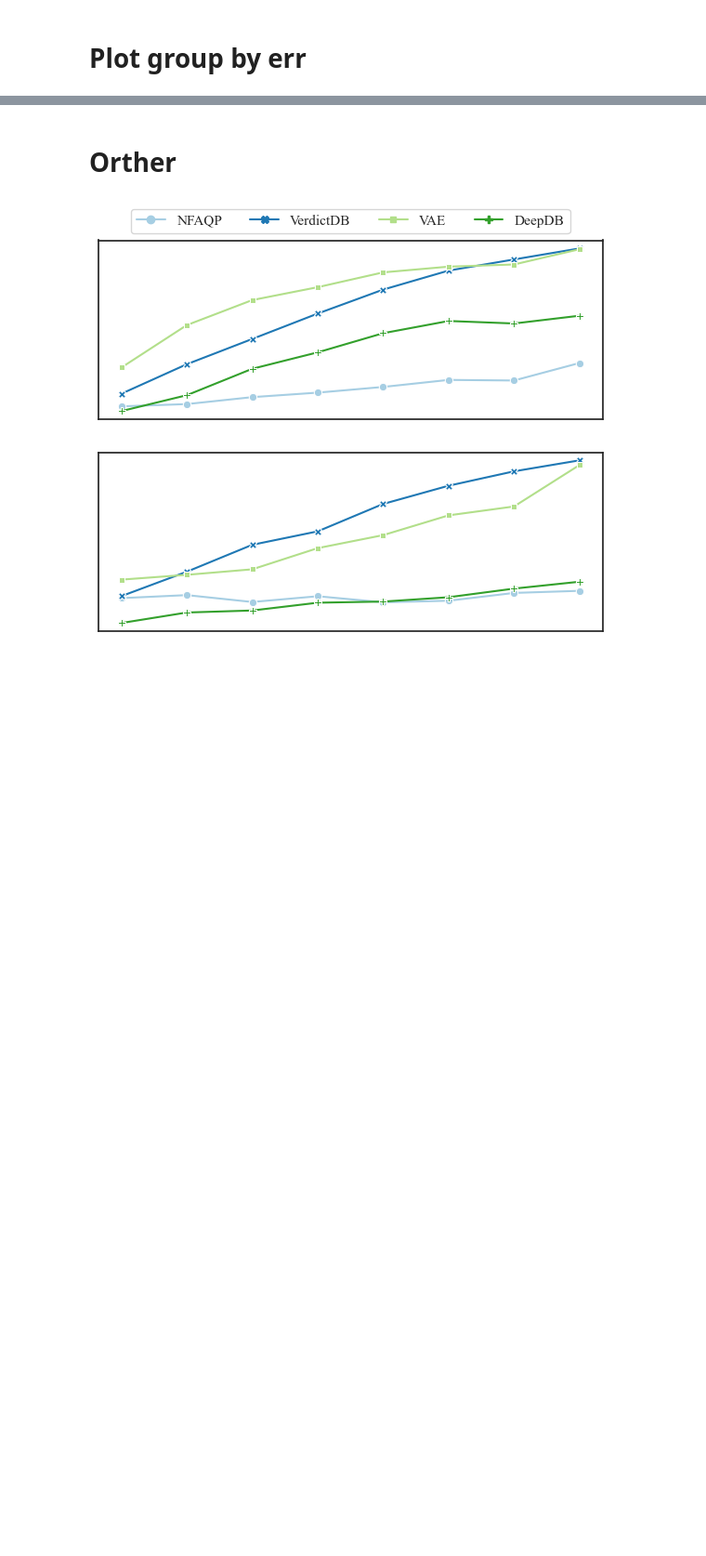
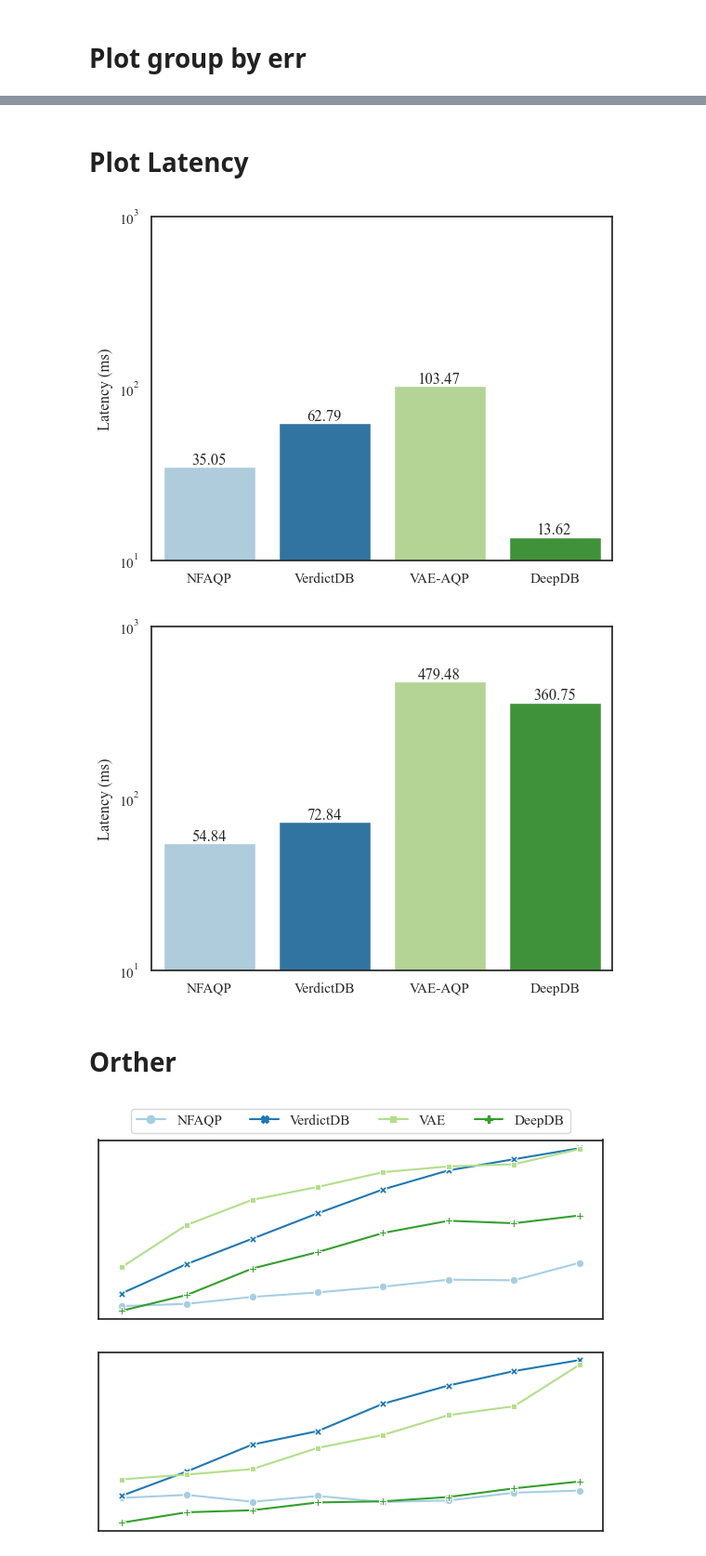
Before and after one commit to cenlibin/NFAQP, a Jupyter notebook: plot/seaborn.ipynb, the cells around one changed output, grey strips where cells are left out. Shown at 93% size. Drawn from its saved outputs; the diff is of its cells as text; code cells hidden in the pictures; blank space fills up the shorter version.

```diff
--- a/plot/seaborn.ipynb
+++ b/plot/seaborn.ipynb
@@ -118,3 +193,56 @@ for i, dataset in enumerate(['lineitem']):
+# %% [markdown]
+# Plot Latency
+# %%
+import seaborn as sns
+import pandas as pd
+import matplotlib.pyplot as plt
+ratio = 3.5
+high = 2.5
+
+
+for i, dataset in enumerate(['lineitemext']):
+
+    df = pd.read_csv(f'/home/clb/AQP/output/flow-tiny-{dataset}-spline/eval.csv')
+    # df = df[df['n_predicates'] <= n_pred_tresh]
+    methods = ['flow', 'verdict', 'vae', 'deepdb']
+    methods_alias = {a: b for a, b in zip(methods, ['NFAQP', 'VerdictDB', 'VAE-AQP', 'DeepDB'])}
+    df = df.mean()
+    x = [methods_alias[m] for m in methods]
+    y = [df[f'{m}_latency'] for m in methods]
+    sns.set(font="Times New Roman", style='white', palette="Paired", font_scale=1)
+    ax = sns.barplot(x=x, y=y, palette='Paired')
+    plt.yscale("log")
+    plt.ylabel('Latency (ms)')
+    plt.yticks([10, 100, 1000])
+    # 在每个条形上方添加数值标示
+    for p in ax.patches:
+        height = p.get_height()
+        ax.annotate(f"{height:.2f}", (p.get_x() + p.get_width() / 2., height),
+                    ha='center', va='center', xytext=(0, 5), textcoords='offset points')
+    plt.show()
+
+    ###############################################
+    df = pd.read_csv(f'/home/clb/AQP/output/flow-tiny-{dataset}-spline/eval-groupby.csv')
+    # df = df[df['n_predicates'] <= n_pred_tresh]
+    methods = ['flow', 'verdict', 'vae', 'deepdb']
+    methods_alias = {a: b for a, b in zip(methods, ['NFAQP', 'VerdictDB', 'VAE-AQP', 'DeepDB'])}
+    df = df.mean()
+    x = [methods_alias[m] for m in methods]
+    y = [df[f'{m}_latency'] for m in methods]
+    sns.set(font="Times New Roman", style='white', palette="Paired", font_scale=1)
+    ax = sns.barplot(x=x, y=y, palette='Paired')
+    plt.yscale("log")
+    plt.ylabel('Latency (ms)')
+    plt.yticks([10, 100, 1000])
+    # 在每个条形上方添加数值标示
+    for p in ax.patches:
+        height = p.get_height()
+        ax.annotate(f"{height:.2f}", (p.get_x() + p.get_width() / 2., height),
+                    ha='center', va='center', xytext=(0, 5), textcoords='offset points')
+    plt.show()
+# %% [output]
+[figure, added]
+[figure, added]
 # %% [markdown]
 # Orther
 # %%
```
Also changed, not shown: parts of 4 cells of this notebook, 13 other files.
